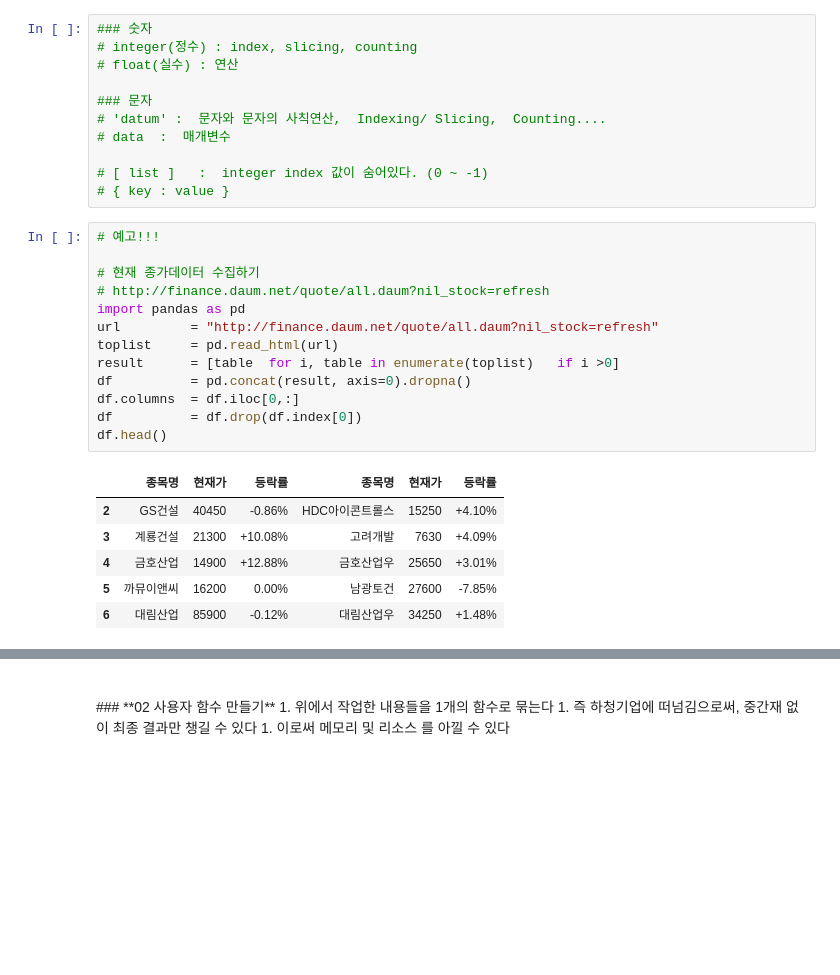
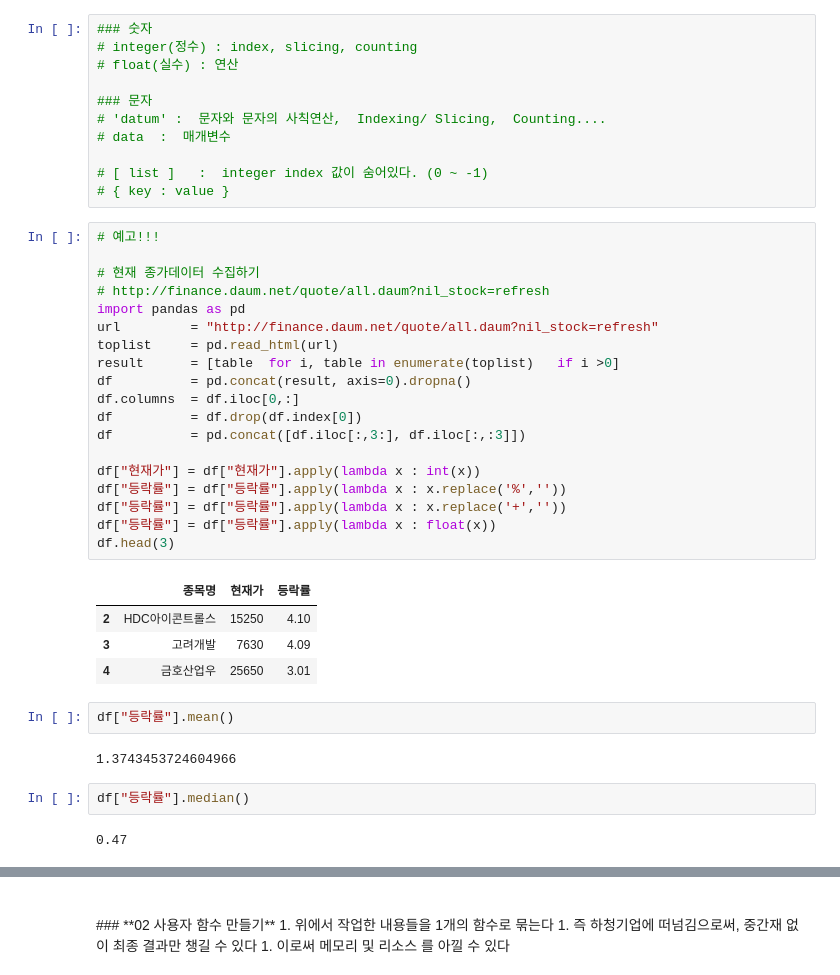
Before and after one commit to YongBeomKim/FinanceBasic2018, a Jupyter notebook: 02.String_Function.ipynb, the cells around one changed output, grey strips where cells are left out. Saved outputs shown, nothing was run; the diff lists cells and outputs as text; blank space fills up the shorter version.

```diff
--- a/02.String_Function.ipynb
+++ b/02.String_Function.ipynb
@@ -143,20 +143,32 @@ for 반복실행결과, 여러개의 결과를 출력한다
 # %%
 # 예고!!!
 
 # 현재 종가데이터 수집하기
 # http://finance.daum.net/quote/all.daum?nil_stock=refresh
 import pandas as pd
 url         = "http://finance.daum.net/quote/all.daum?nil_stock=refresh"
 toplist     = pd.read_html(url)
 result      = [table  for i, table in enumerate(toplist)   if i >0]
 df          = pd.concat(result, axis=0).dropna()
 df.columns  = df.iloc[0,:]
 df          = df.drop(df.index[0])
-df.head()
+df          = pd.concat([df.iloc[:,3:], df.iloc[:,:3]])
+
+df["현재가"] = df["현재가"].apply(lambda x : int(x))
+df["등락률"] = df["등락률"].apply(lambda x : x.replace('%',''))
+df["등락률"] = df["등락률"].apply(lambda x : x.replace('+',''))
+df["등락률"] = df["등락률"].apply(lambda x : float(x))
+df.head(3)
 # %% [output]
-|  | 종목명 | 현재가 | 등락률 | 종목명 | 현재가 | 등락률 |
-| 2 | GS건설 | 40450 | -0.86% | HDC아이콘트롤스 | 15250 | +4.10% |
-| 3 | 계룡건설 | 21300 | +10.08% | 고려개발 | 7630 | +4.09% |
-| 4 | 금호산업 | 14900 | +12.88% | 금호산업우 | 25650 | +3.01% |
-| 5 | 까뮤이앤씨 | 16200 | 0.00% | 남광토건 | 27600 | -7.85% |
-| 6 | 대림산업 | 85900 | -0.12% | 대림산업우 | 34250 | +1.48% |
+|  | 종목명 | 현재가 | 등락률 |
+| 2 | HDC아이콘트롤스 | 15250 | 4.10 |
+| 3 | 고려개발 | 7630 | 4.09 |
+| 4 | 금호산업우 | 25650 | 3.01 |
+# %%
+df["등락률"].mean()
+# %% [output]
+1.3743453724604966
+# %%
+df["등락률"].median()
+# %% [output]
+0.47
```
Also changed, not shown: parts of 3 cells of this notebook.
